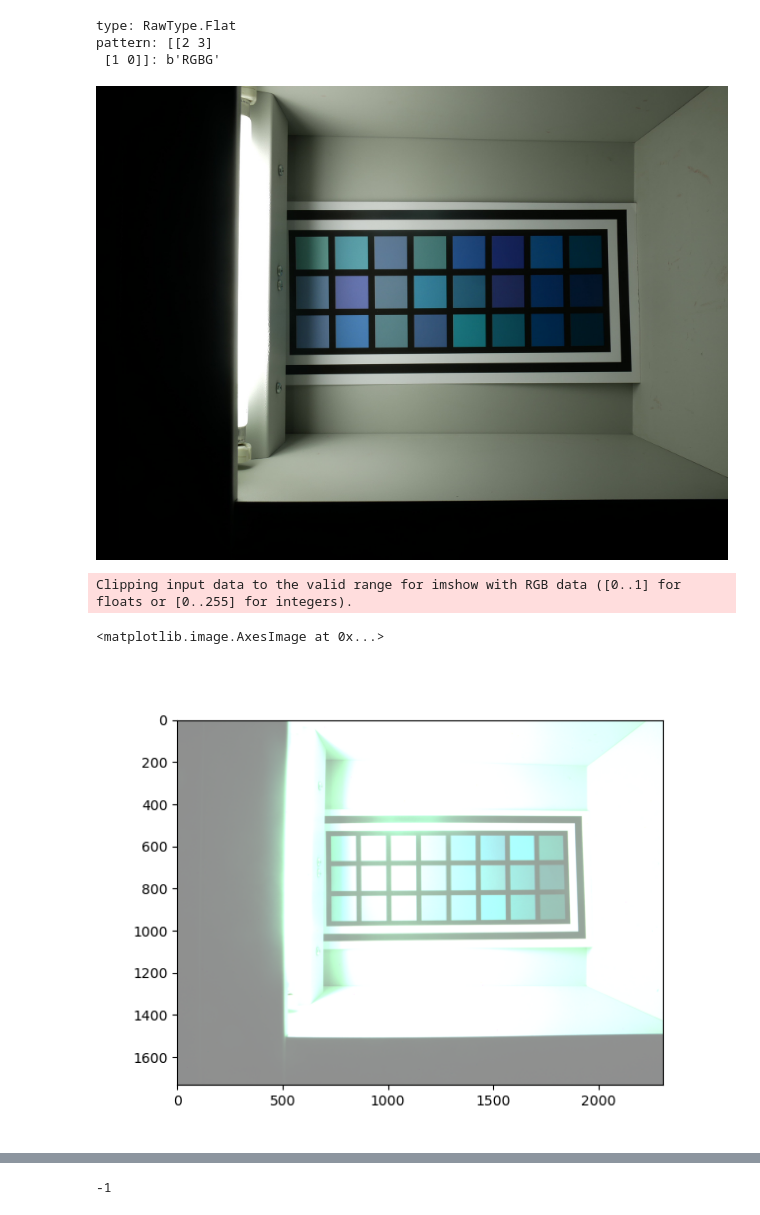
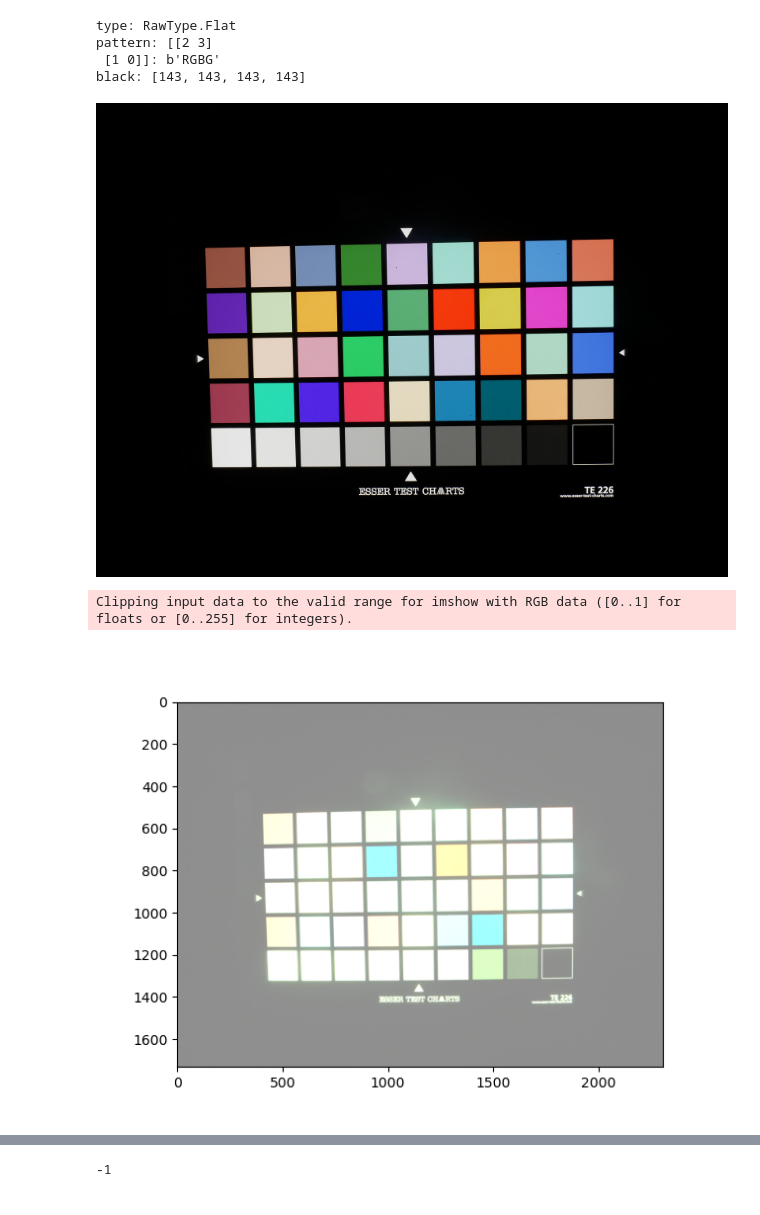
Before and after one commit to cs-413-cinestill/800t-emulation, a Jupyter notebook: color_transfer.ipynb, the cells around one changed output, grey strips where cells are left out. Drawn from its saved outputs; the diff is of its cells as text; code cells hidden in the pictures.

Commit message:
add black level correction

```diff
--- a/color_transfer.ipynb
+++ b/color_transfer.ipynb
@@ -13,24 +13,28 @@ from io import BytesIO
 from IPython.display import display
 import matplotlib.pyplot as plt
 # %%
-image_path = "data\digital\P1480474.RW2"
+image_path = "data\digital\P1480487.RW2"
 raw_image = ""
 thumb = ""
 processed = ""
 raw_colors = ""
+black_level = ""
 with rawpy.imread(image_path) as raw:
     raw_image = raw.raw_image_visible.copy()
     print(f"type: {raw.raw_type}")
     print(f"pattern: {raw.raw_pattern}: {raw.color_desc}")
+    black_level = raw.black_level_per_channel
+    print(f"black: {black_level}")
     thumb = raw.extract_thumb().data
     processed = raw.postprocess()
     raw_colors = raw.raw_colors
     display(Image.open(io.BytesIO(thumb)))
 # %% [output]
 type: RawType.Flat
 pattern: [[2 3]
  [1 0]]: b'RGBG'
+black: [143, 143, 143, 143]
-[figure, old version]
+[figure, new version]
 # %%
 def demosaic(image):
     """
@@ -46,8 +50,9 @@ def demosaic(image):
     return np.dstack((red, green, blue))
 
 demosaiced = demosaic(raw_image)
+fig1 = plt.figure()
 plt.imshow(demosaiced)
+plt.show()
 # %% [output]
 Clipping input data to the valid range for imshow with RGB data ([0..1] for floats or [0..255] for integers).
-<matplotlib.image.AxesImage at 0x...>
-[figure, old version]
+[figure, new version]
```
Also changed, not shown: parts of 3 cells of this notebook.
